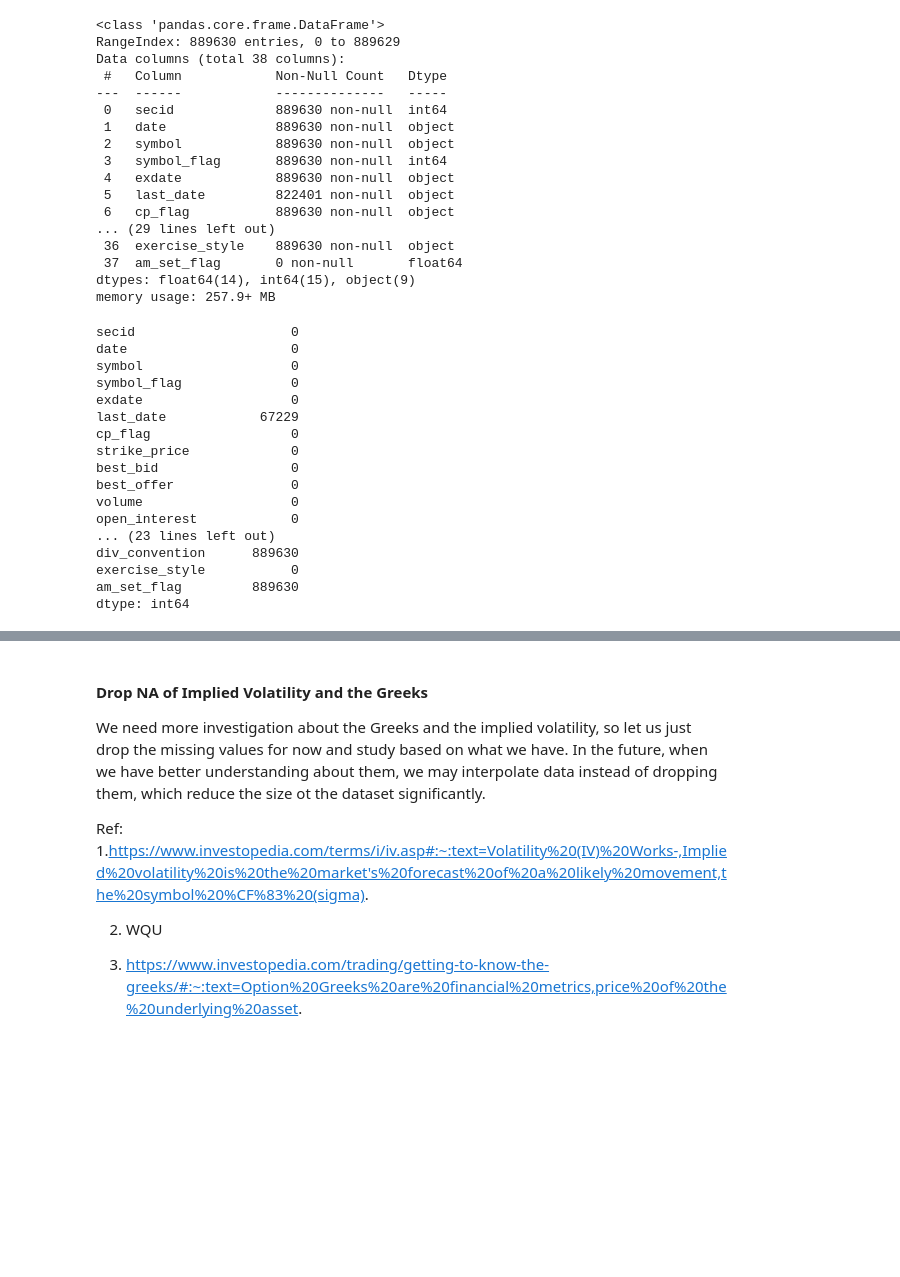
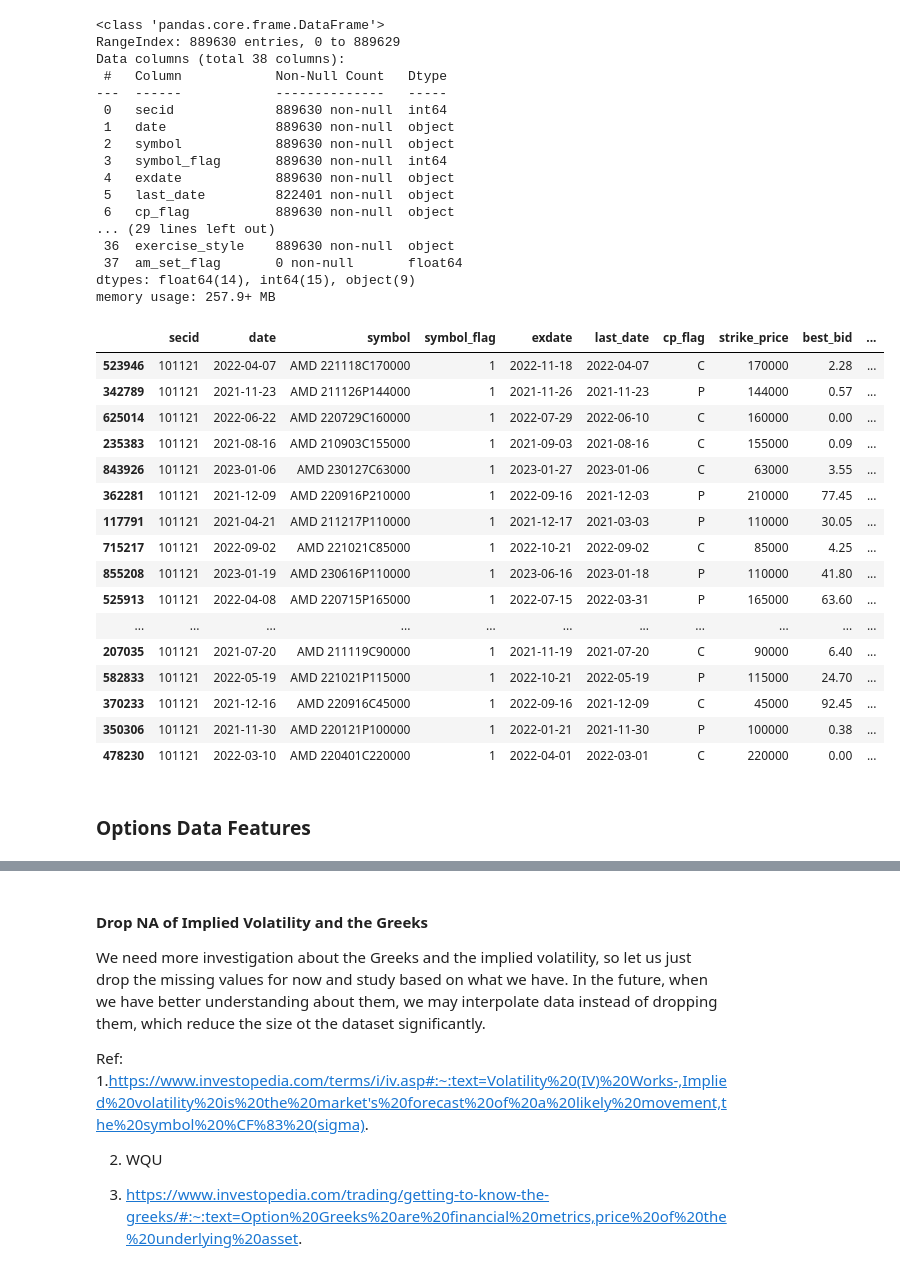
Before and after one commit to Veritec2/spring-2024-stock-option-analysis, a Jupyter notebook: notebooks/Data_Cleaning.ipynb, the cells around one changed output, grey strips where cells are left out. Cells and saved outputs as stored; diff of their text form; code cells hidden in the pictures; blank space fills up the shorter version.

```diff
--- a/notebooks/Data_Cleaning.ipynb
+++ b/notebooks/Data_Cleaning.ipynb
@@ -39,23 +39,3 @@ Data columns (total 38 columns):
  37  am_set_flag       0 non-null       float64
 dtypes: float64(14), int64(15), object(9)
 memory usage: 257.9+ MB
-# %%
-options_data.isnull().sum()
-# %% [output]
-secid                    0
-date                     0
-symbol                   0
-symbol_flag              0
-exdate                   0
-last_date            67229
-cp_flag                  0
-strike_price             0
-best_bid                 0
-best_offer               0
-volume                   0
-open_interest            0
-... (23 lines left out)
-div_convention      889630
-exercise_style           0
-am_set_flag         889630
-dtype: int64
@@ -64 +42,23 @@ dtype: int64
+# %%
+options_data.sample(25)
+# %% [output]
+|  | secid | date | symbol | symbol_flag | exdate | last_date | cp_flag | strike_price | best_bid | ... |
+| 523946 | 101121 | 2022-04-07 | AMD 221118C170000 | 1 | 2022-11-18 | 2022-04-07 | C | 170000 | 2.28 | ... |
+| 342789 | 101121 | 2021-11-23 | AMD 211126P144000 | 1 | 2021-11-26 | 2021-11-23 | P | 144000 | 0.57 | ... |
+| 625014 | 101121 | 2022-06-22 | AMD 220729C160000 | 1 | 2022-07-29 | 2022-06-10 | C | 160000 | 0.00 | ... |
+| 235383 | 101121 | 2021-08-16 | AMD 210903C155000 | 1 | 2021-09-03 | 2021-08-16 | C | 155000 | 0.09 | ... |
+| 843926 | 101121 | 2023-01-06 | AMD 230127C63000 | 1 | 2023-01-27 | 2023-01-06 | C | 63000 | 3.55 | ... |
+| 362281 | 101121 | 2021-12-09 | AMD 220916P210000 | 1 | 2022-09-16 | 2021-12-03 | P | 210000 | 77.45 | ... |
+| 117791 | 101121 | 2021-04-21 | AMD 211217P110000 | 1 | 2021-12-17 | 2021-03-03 | P | 110000 | 30.05 | ... |
+| 715217 | 101121 | 2022-09-02 | AMD 221021C85000 | 1 | 2022-10-21 | 2022-09-02 | C | 85000 | 4.25 | ... |
+| 855208 | 101121 | 2023-01-19 | AMD 230616P110000 | 1 | 2023-06-16 | 2023-01-18 | P | 110000 | 41.80 | ... |
+| 525913 | 101121 | 2022-04-08 | AMD 220715P165000 | 1 | 2022-07-15 | 2022-03-31 | P | 165000 | 63.60 | ... |
+| ... | ... | ... | ... | ... | ... | ... | ... | ... | ... | ... |
+| 207035 | 101121 | 2021-07-20 | AMD 211119C90000 | 1 | 2021-11-19 | 2021-07-20 | C | 90000 | 6.40 | ... |
+| 582833 | 101121 | 2022-05-19 | AMD 221021P115000 | 1 | 2022-10-21 | 2022-05-19 | P | 115000 | 24.70 | ... |
+| 370233 | 101121 | 2021-12-16 | AMD 220916C45000 | 1 | 2022-09-16 | 2021-12-09 | C | 45000 | 92.45 | ... |
+| 350306 | 101121 | 2021-11-30 | AMD 220121P100000 | 1 | 2022-01-21 | 2021-11-30 | P | 100000 | 0.38 | ... |
+| 478230 | 101121 | 2022-03-10 | AMD 220401C220000 | 1 | 2022-04-01 | 2022-03-01 | C | 220000 | 0.00 | ... |
+# %% [markdown]
+### Options Data Features
 # %% [markdown]
```
Also changed, not shown: parts of 111 cells of this notebook, 1 other file.
